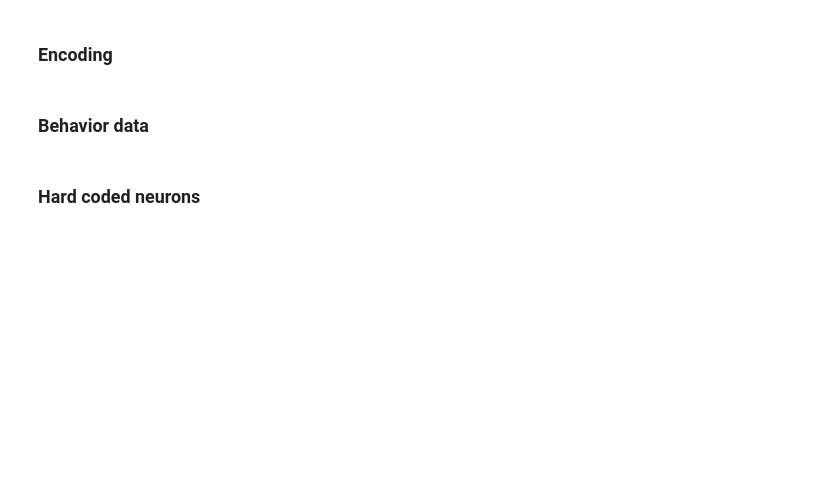
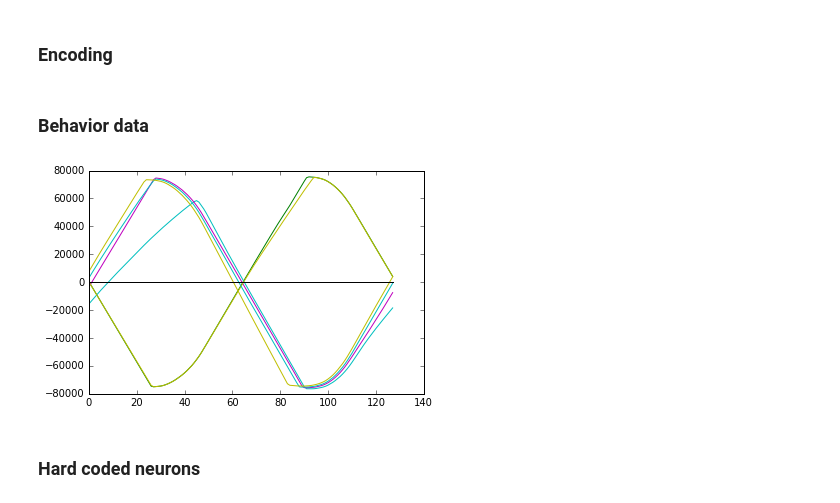
Before and after one commit to morpana/dep_memory, a Jupyter notebook: hardcoded_neurons.ipynb, the cells around one changed output. Saved outputs shown, nothing was run; the diff lists cells and outputs as text; code cells hidden in the pictures; blank space fills up the shorter version.

```diff
--- a/hardcoded_neurons.ipynb
+++ b/hardcoded_neurons.ipynb
@@ -90,9 +90,9 @@ class scalar_sdr:
 # %% [markdown]
 ### Behavior data
 # %%
-fb = pickle.load(open("/home/markus/dep/dep_data/bases/fb.pickle","rb"))
-fs = pickle.load(open("/home/markus/dep/dep_data/bases/fs.pickle","rb"))
-sd = pickle.load(open("/home/markus/dep/dep_data/bases/sd.pickle", "rb"))
+fb = pickle.load(open("/home/roboy/dep/dep_data/bases/fb.pickle","rb"))
+fs = pickle.load(open("/home/roboy/dep/dep_data/bases/fs.pickle","rb"))
+sd = pickle.load(open("/home/roboy/dep/dep_data/bases/sd.pickle", "rb"))
 zero = [np.zeros(fb[0].shape),np.zeros(fb[1].shape), np.zeros(fb[2].shape)]
 
 
@@ -100,3 +102,9 @@ bases = {"fb": fb, "fs": fs, "sd": sd, "zero": zero}
+# %%
+plt.figure(1)
+plt.plot(fb[0])
+plt.show()
+# %% [output]
+[figure, added]
 # %%
 behaviors = ["zero","fb","fs","sd"]
 n = len(behaviors)
```
Also changed, not shown: parts of 16 cells of this notebook.
